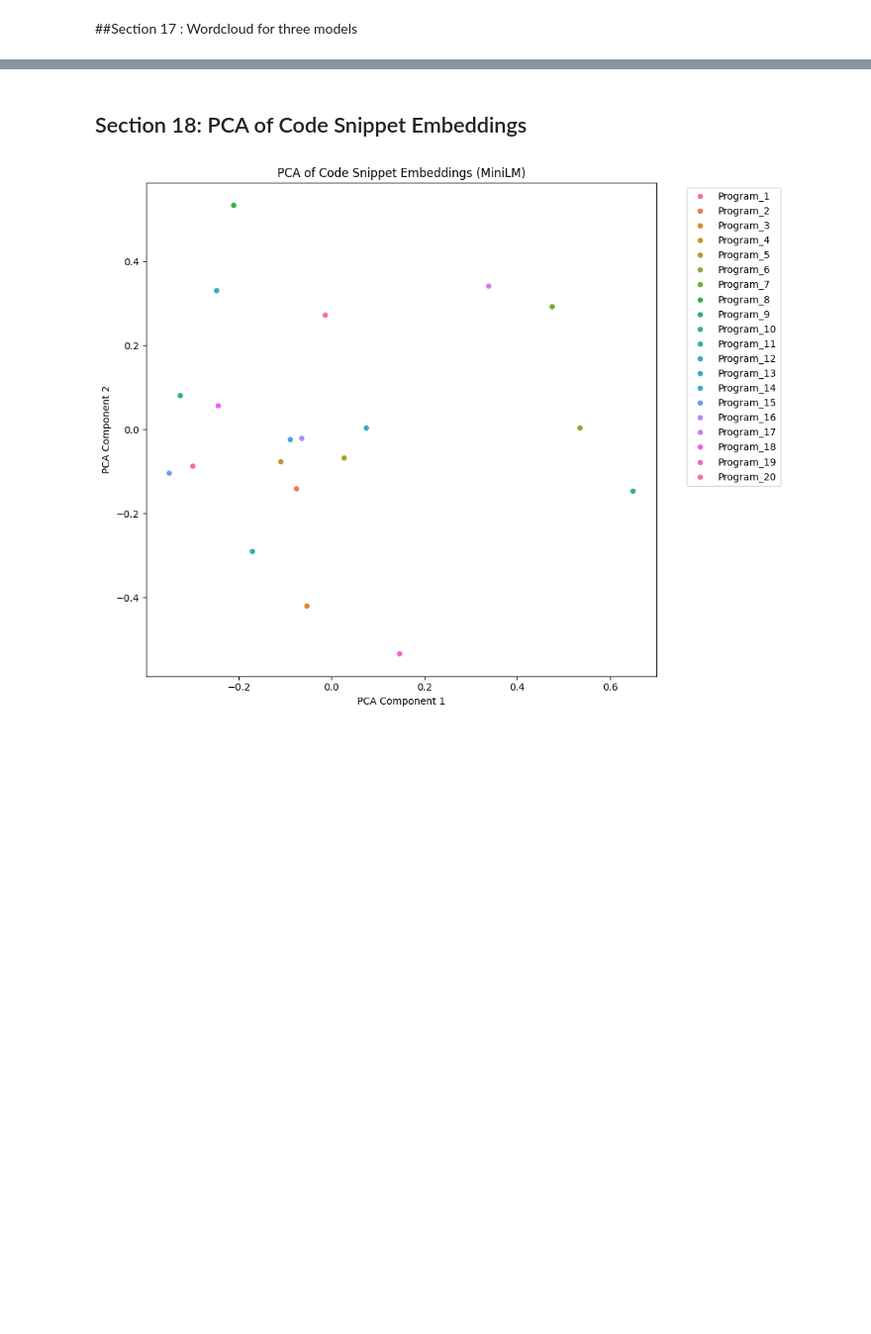
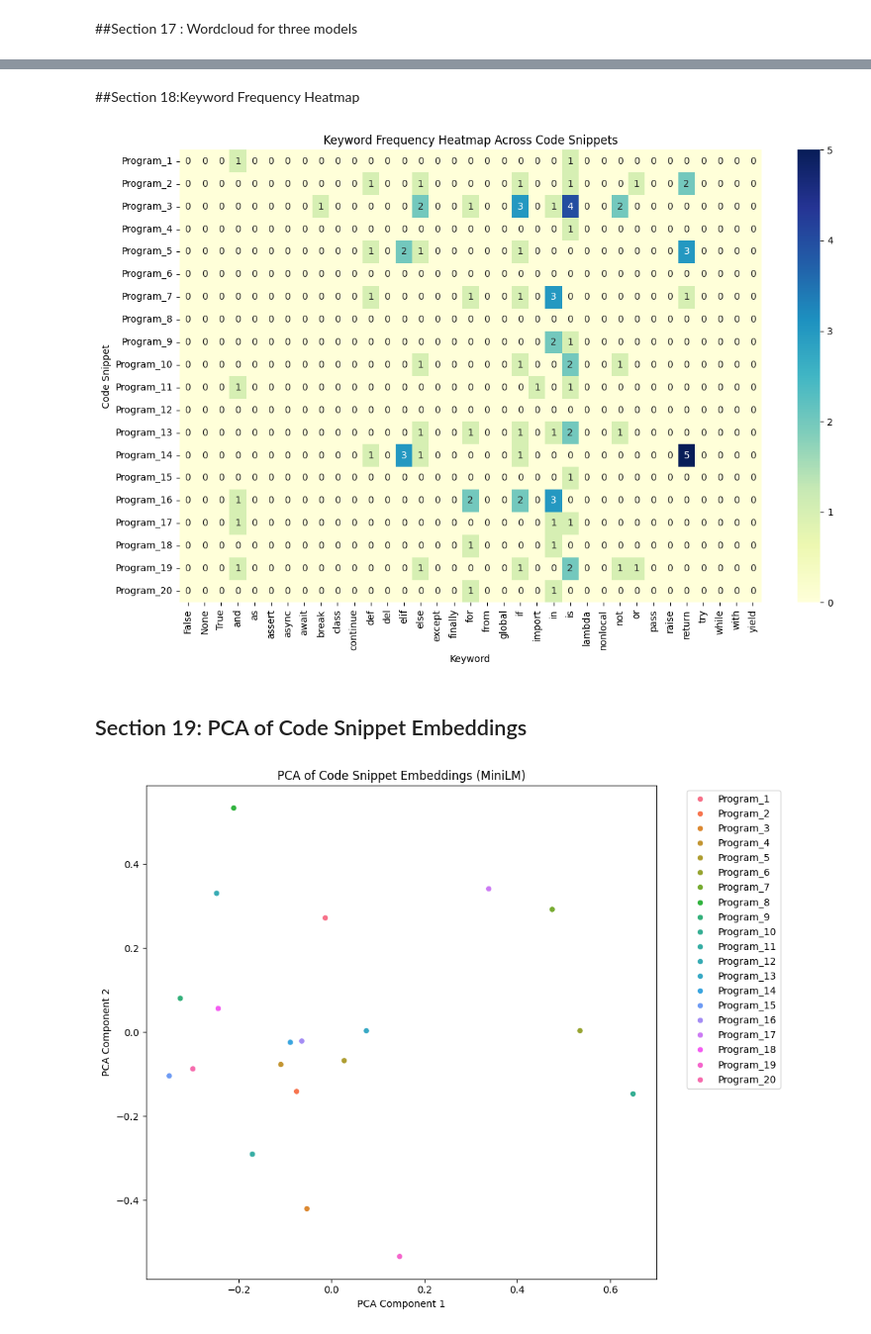
Before and after one commit to Yashas-T/Infosys_Springboard, a Jupyter notebook: Milestone1/Milestone_1.ipynb, the cells around one changed output, grey strips where cells are left out. Shown at 99% size. Drawn from its saved outputs; the diff is of its cells as text; code cells hidden in the pictures; blank space fills up the shorter version.

```diff
--- a/Milestone1/Milestone_1.ipynb
+++ b/Milestone1/Milestone_1.ipynb
@@ -674,5 +674,36 @@ Word Cloud for MPNet:
+# %% [markdown]
+##Section 18:Keyword Frequency Heatmap
+# %%
+from sklearn.feature_extraction.text import CountVectorizer
+import seaborn as sns
+
+# -----Create a list of strings----
+code_corpus = code_snippets
+
+# -----Initializ CountVectorizer to get keyword counts-----
+vectorizer = CountVectorizer(vocabulary=keyword.kwlist, lowercase=False)
+
+#--- Fit and transform the corpus  ---------------
+keyword_matrix = vectorizer.fit_transform(code_corpus)
+
+# --------Creating a DataFrame for the heatmap--------
+keyword_df = pd.DataFrame(keyword_matrix.toarray(), columns=vectorizer.get_feature_names_out())
+
+# ----Add snippet names as index------
+keyword_df.index = snippet_names
+
+# Plot
+plt.figure(figsize=(12, 8))
+sns.heatmap(keyword_df, annot=True, cmap="YlGnBu", fmt='d')
+plt.title("Keyword Frequency Heatmap Across Code Snippets")
+plt.xlabel("Keyword")
+plt.ylabel("Code Snippet")
+plt.tight_layout()
+plt.show()
+# %% [output]
+[figure, added]
 # %% [markdown]
-## Section 18: PCA of Code Snippet Embeddings
+## Section 19: PCA of Code Snippet Embeddings
 # %%
 from sklearn.decomposition import PCA
 import numpy as np
```
Also changed, not shown: parts of 3 cells of this notebook.
